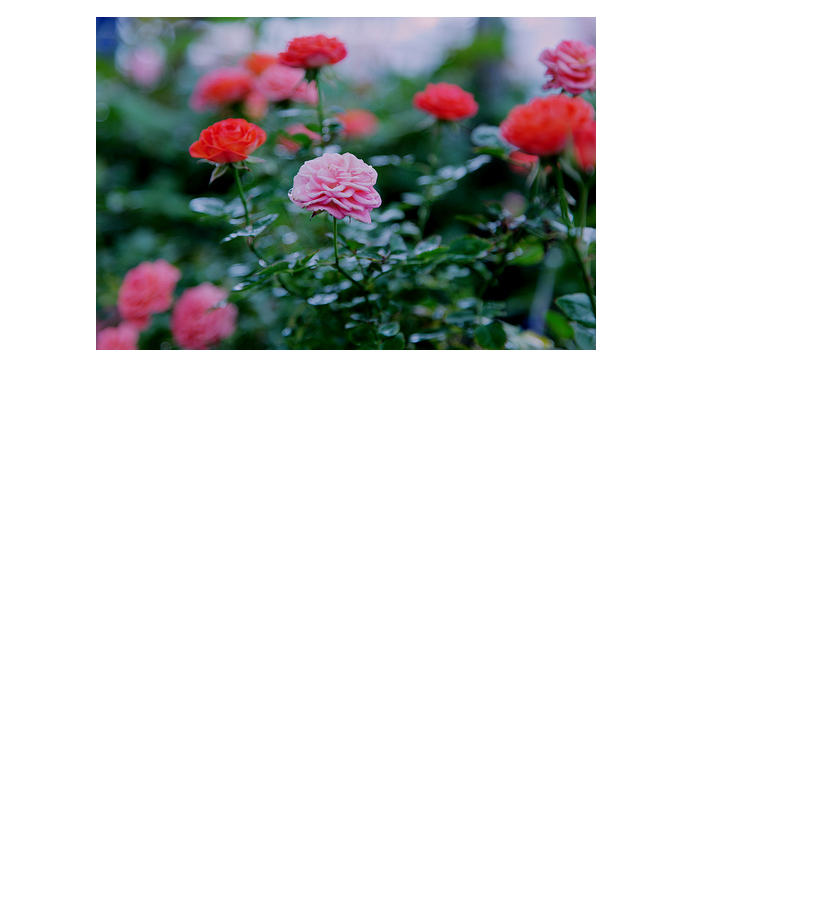
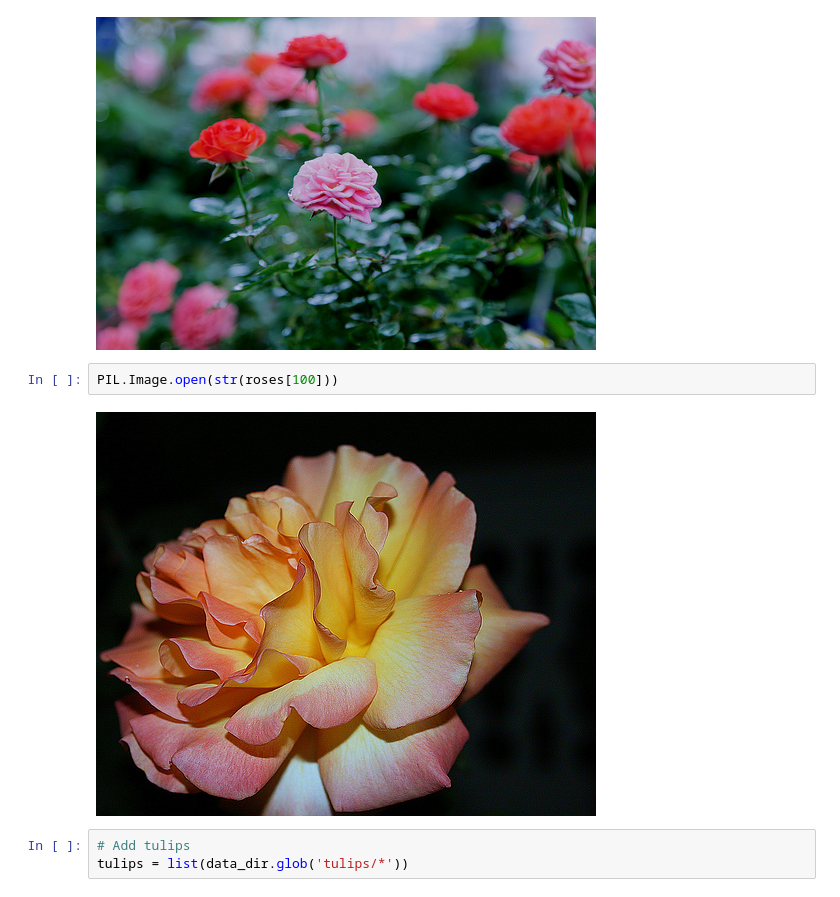
Before and after one commit to ipatel467/Image-Recognition, a Jupyter notebook: Index.ipynb, the cells around one changed output. Drawn from its saved outputs; the diff is of its cells as text; blank space fills up the shorter version.

```diff
--- a/Index.ipynb
+++ b/Index.ipynb
@@ -28,3 +48,10 @@ PIL.Image.open(str(roses[0]))
 PIL.Image.open(str(roses[1]))
 # %% [output]
 [figure]
+# %%
+PIL.Image.open(str(roses[100]))
+# %% [output]
+[figure, added]
+# %%
+# Add tulips
+tulips = list(data_dir.glob('tulips/*'))
```
Also changed, not shown: parts of 7 cells of this notebook.
